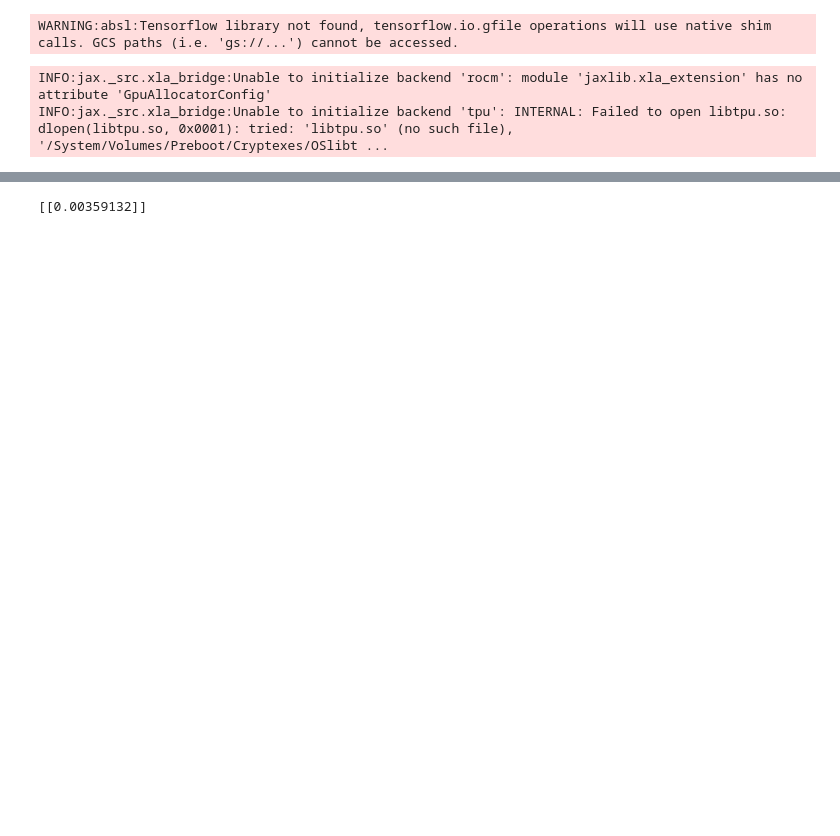
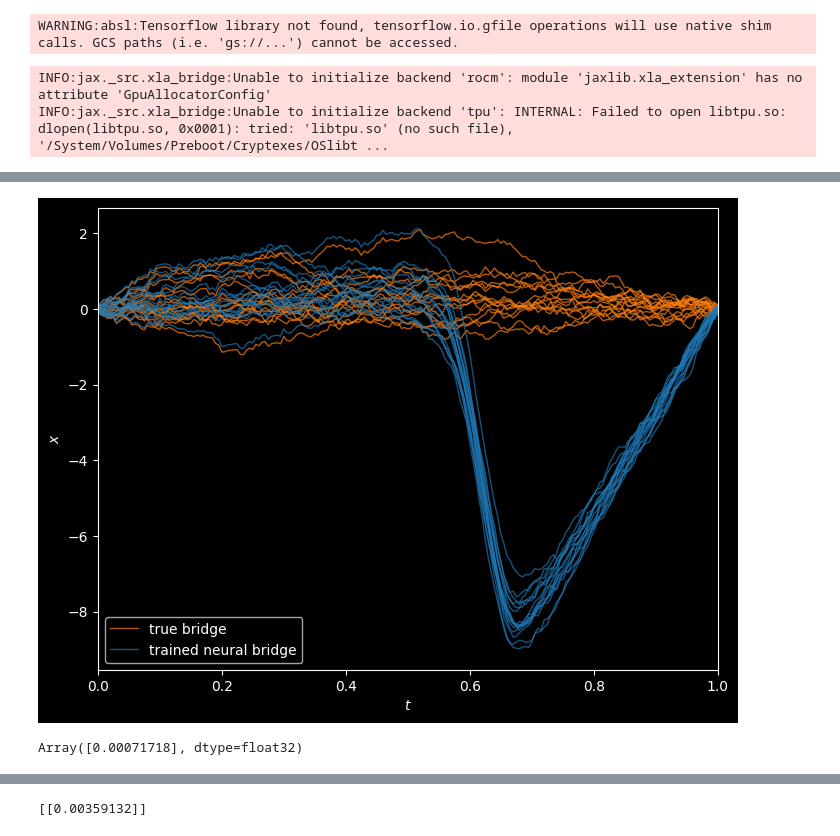
Before and after one commit to bookdiver/neuralbridge, a Jupyter notebook: notebooks/linear_model_differentiable.ipynb, the cells around one changed output, grey strips where cells are left out. Saved outputs shown, nothing was run; the diff lists cells and outputs as text; code cells hidden in the pictures; blank space fills up the shorter version.

```diff
--- a/notebooks/linear_model_differentiable.ipynb
+++ b/notebooks/linear_model_differentiable.ipynb
@@ -110 +123,19 @@ INFO:root:Epoch 10 average loss: 0.00003
 INFO:root:Checkpoint saved to /Users/vbd402/Documents/Projects/neuralbridge/assets/ckpts/neuralbridge/brownian_bridge_differentiable/epoch_10
+# %%
+bridge_solver = Euler(bridge_proc, wiener_proc)
+bridge_path = bridge_solver.solve(x0=u, rng_key=jax.random.PRNGKey(seed), batch_size=16)
+
+neural_bridge_path = neural_bridge.solve(x0=u, rng_key=jax.random.PRNGKey(seed), batch_size=16)
+fig, ax = plt.subplots(1, 1, figsize=(8, 6))
+plot_sample_path(bridge_path, color="tab:orange", ax=ax, label="true bridge")
+plot_sample_path(neural_bridge_path, color="tab:blue", ax=ax, label="trained neural bridge")
+plt.show()
+# %% [output]
+[figure, added]
+# %%
+neural_bridge.neural_net.apply(variables={
+    "params": neural_bridge.state.params,
+    "batch_stats": neural_bridge.state.batch_stats
+}, t=jnp.array([0.2]), x=jnp.array([0.2]), training=False, mutable=False)
+# %% [output]
+Array([0.00071718], dtype=float32)
```
Also changed, not shown: parts of 5 cells of this notebook, 4 other files.
